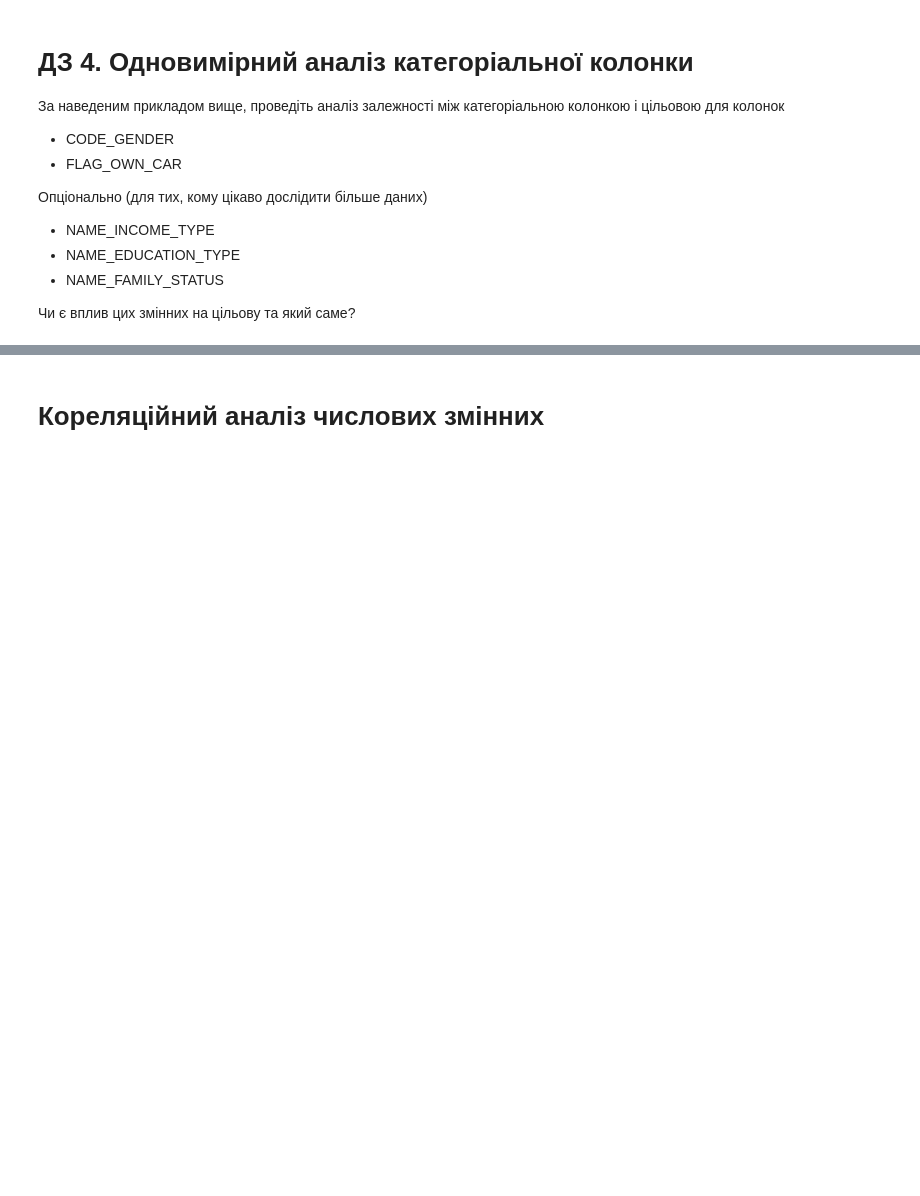
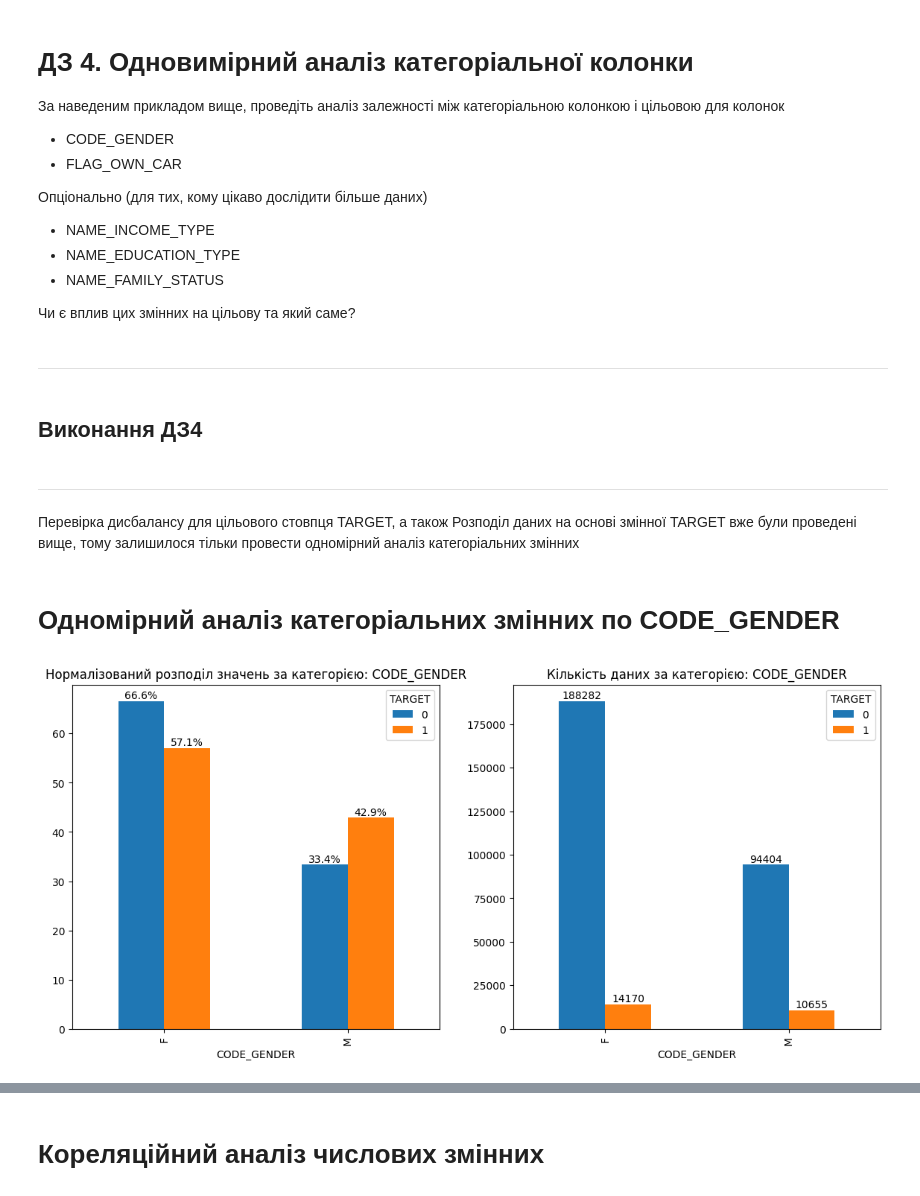
Before and after one commit to yelenana/machine_learning, a Jupyter notebook: Rybchynska_"HW_1_2_Credit_EDA".ipynb, the cells around one changed output, grey strips where cells are left out. Cells and saved outputs as stored; diff of their text form; code cells hidden in the pictures; blank space fills up the shorter version.

```diff
--- a/Rybchynska_"HW_1_2_Credit_EDA".ipynb
+++ b/Rybchynska_"HW_1_2_Credit_EDA".ipynb
@@ -2179,3 +2201,21 @@ uni_cat_target_compare(df, 'NAME_CONTRACT_TYPE')
 
 
 Чи є вплив цих змінних на цільову та який саме?
+# %% [markdown]
+
+
+---
+# %% [markdown]
+## **Виконання ДЗ4**
+# %% [markdown]
+
+
+---
+# %% [markdown]
+Перевірка дисбалансу для цільового стовпця TARGET, а також Розподіл даних на основі змінної TARGET вже були проведені вище, тому залишилося тільки провести одномірний аналіз категоріальних змінних
+# %% [markdown]
+# Одномірний аналіз категоріальних змінних по CODE_GENDER
+# %%
+uni_cat_target_compare(df, 'CODE_GENDER')
+# %% [output]
+[figure, added]
```
Also changed, not shown: parts of 61 cells of this notebook.
